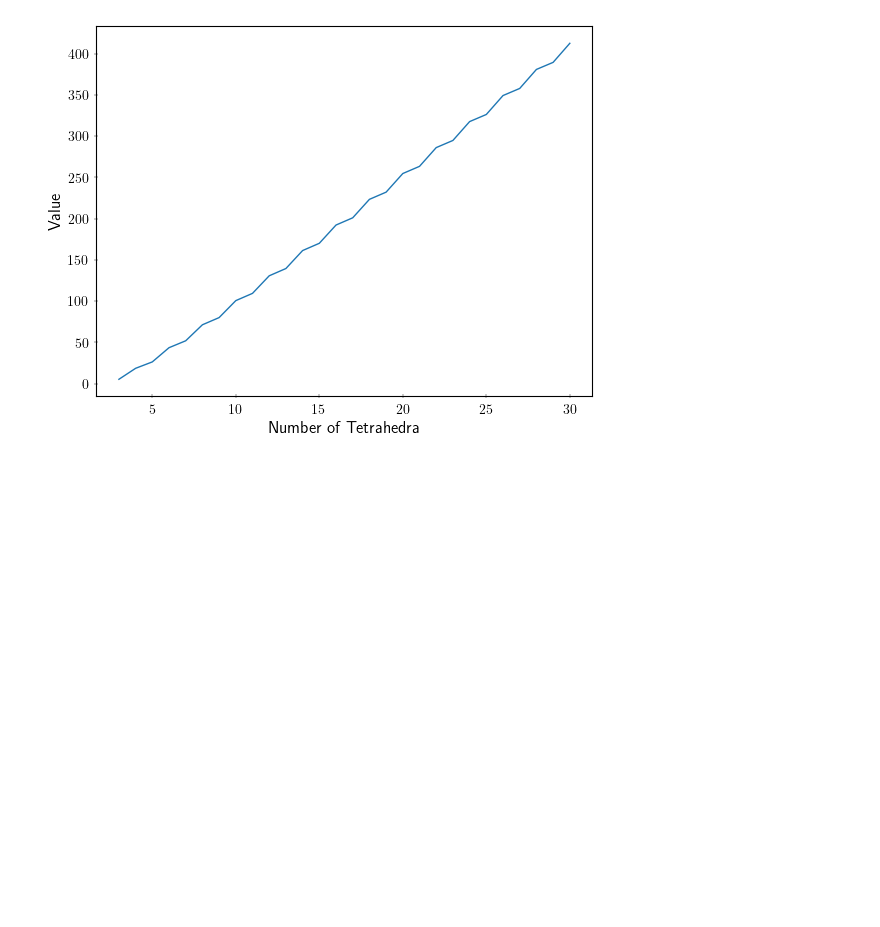
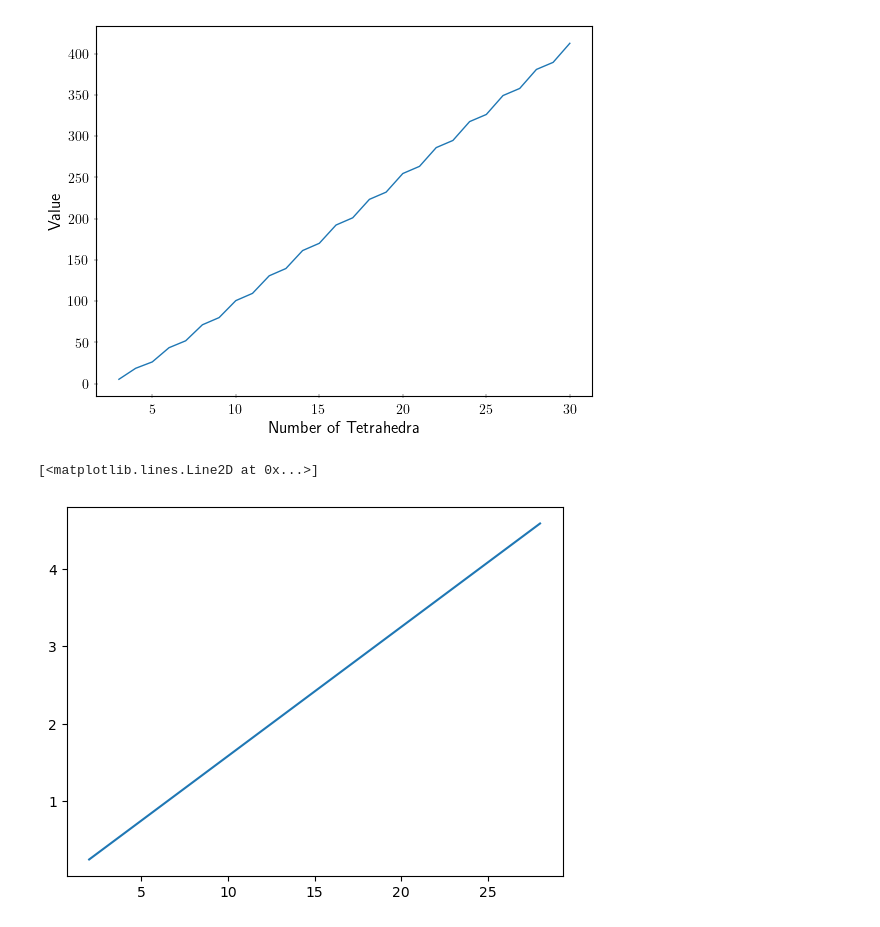
Before and after one commit to dbruwel/pachner-graph-triangulations, a Jupyter notebook: experiments/notebooks/01_analyse_direct_accent.ipynb, the cells around one changed output. Saved outputs shown, nothing was run; the diff lists cells and outputs as text; code cells hidden in the pictures; blank space fills up the shorter version.

```diff
--- a/experiments/notebooks/01_analyse_direct_accent.ipynb
+++ b/experiments/notebooks/01_analyse_direct_accent.ipynb
@@ -40,0 +44,9 @@ plt.show()
+# %%
+vars = {}
+for i in range(2, 30):
+    vars[i] = np.var(np.arange(1, i))
+# %%
+plt.plot(list(vars.keys())[:-1], np.diff(list(vars.values())))
+# %% [output]
+[<matplotlib.lines.Line2D at 0x...>]
+[figure, added]
```
Also changed, not shown: parts of 1 cell of this notebook, 2 other files.
